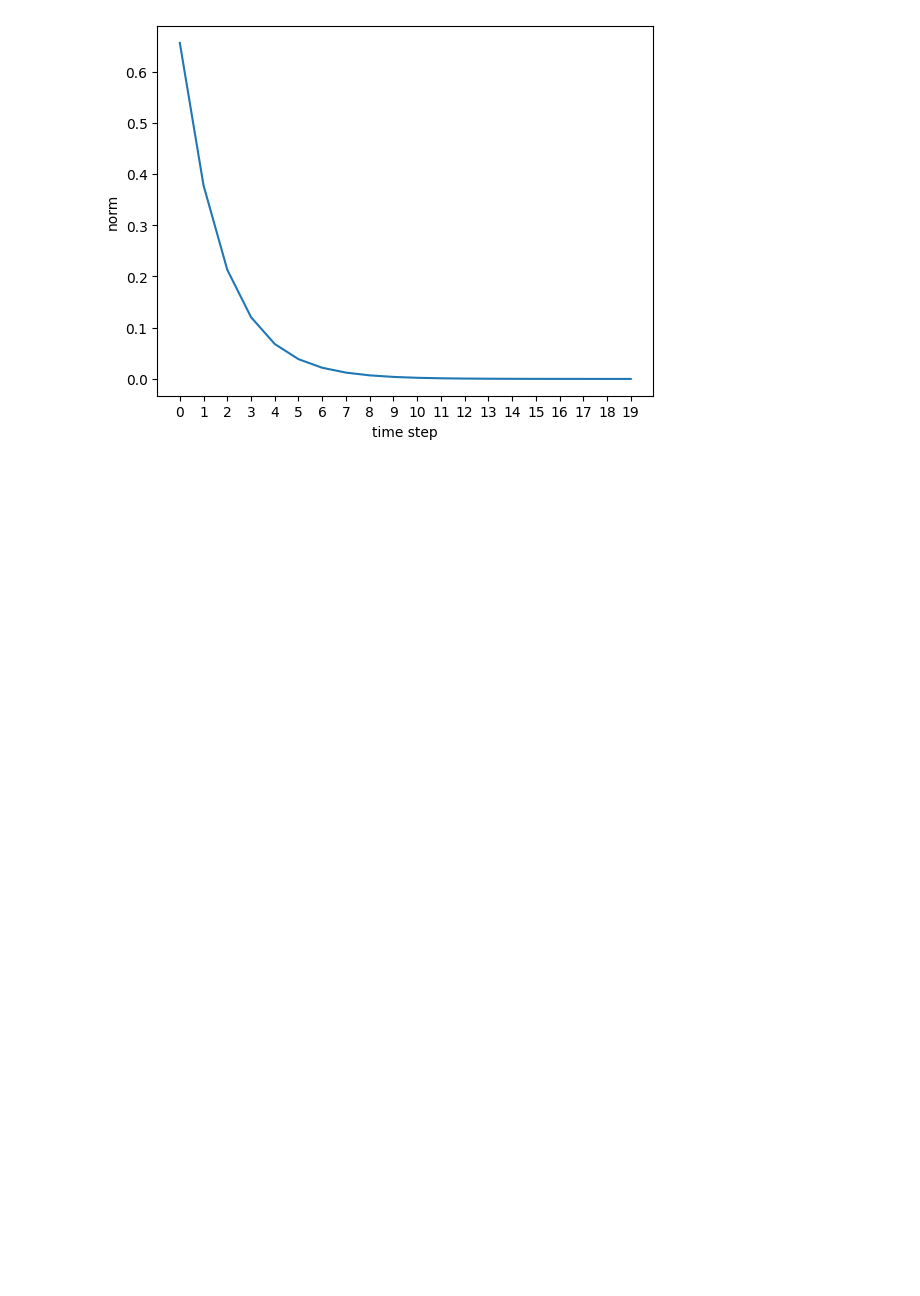
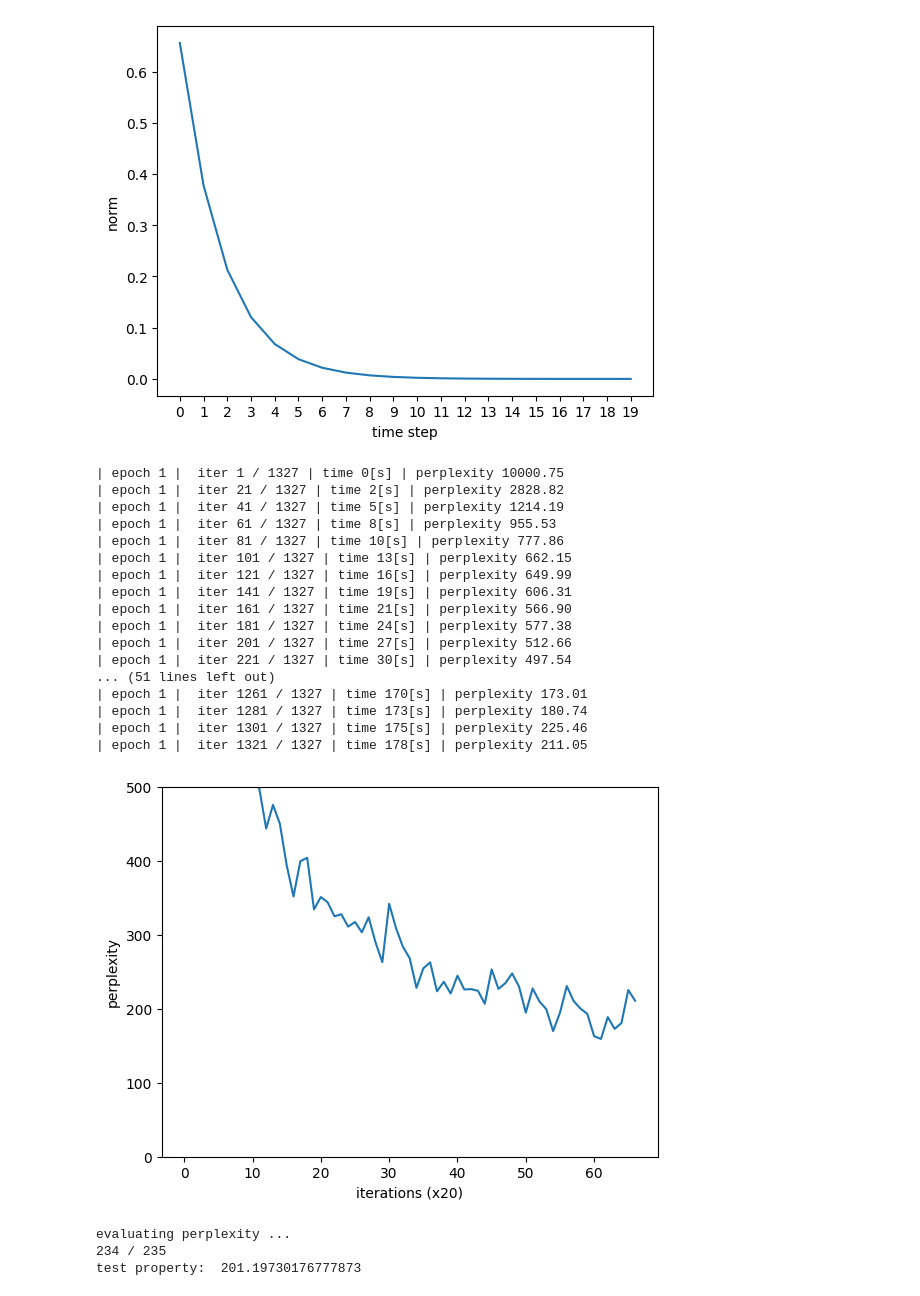
Before and after one commit to k6jf8wfhxh-ux/make-deep-learning-from-scratch-2, a Jupyter notebook: ch06/ch06_practice.ipynb, the cells around one changed output. Drawn from its saved outputs; the diff is of its cells as text; code cells hidden in the pictures; blank space fills up the shorter version.

Commit message:
PTBデータセットの学習

```diff
--- a/ch06/ch06_practice.ipynb
+++ b/ch06/ch06_practice.ipynb
@@ -221,3 +221,67 @@ class Rnnlm:
     def save_params(self, file_name="Rnnlm.pkl"):
         with open(file_name, "rb") as f:
             self.params = pickle.load(f)
+# %%
+# PTBデータセットの学習
+import sys
+sys.path.append("..")
+from common.optimizer import SGD
+from common.trainer import RnnlmTrainer
+from common.util import eval_perplexity
+from dataset import ptb
+from rnnlm import Rnnlm
+
+# ハイパーパラメータの設定
+batch_size = 20
+wordvec_size = 100
+hidden_size = 100
+time_size = 35
+lr = 20.0
+max_epoch = 1
+max_grad = 0.25
+
+# 学習データの読み込み
+corpus, word_to_id, id_to_word = ptb.load_data("train")
+corpus_test, _, _ = ptb.load_data("test")
+vocab_size = len(word_to_id)
+xs = corpus[:-1]
+ts = corpus[1:]
+
+# モデルの生成
+model = Rnnlm(vocab_size, wordvec_size, hidden_size)
+optimizer = SGD(lr)
+trainer = RnnlmTrainer(model, optimizer)
+
+# 勾配クリッピングを適用して学習
+trainer.fit(xs, ts, max_epoch, batch_size, time_size, max_grad, eval_interval=20)
+trainer.plot(ylim=(0, 500))
+
+# テストデータで評価
+model.reset_state()
+ppl_test = eval_perplexity(model, corpus_test)
+print("test property: ", ppl_test)
+
+# パラメータの保存
+model.save_params()
+# %% [output]
+| epoch 1 |  iter 1 / 1327 | time 0[s] | perplexity 10000.75
+| epoch 1 |  iter 21 / 1327 | time 2[s] | perplexity 2828.82
+| epoch 1 |  iter 41 / 1327 | time 5[s] | perplexity 1214.19
+| epoch 1 |  iter 61 / 1327 | time 8[s] | perplexity 955.53
+| epoch 1 |  iter 81 / 1327 | time 10[s] | perplexity 777.86
+| epoch 1 |  iter 101 / 1327 | time 13[s] | perplexity 662.15
+| epoch 1 |  iter 121 / 1327 | time 16[s] | perplexity 649.99
+| epoch 1 |  iter 141 / 1327 | time 19[s] | perplexity 606.31
+| epoch 1 |  iter 161 / 1327 | time 21[s] | perplexity 566.90
+| epoch 1 |  iter 181 / 1327 | time 24[s] | perplexity 577.38
+| epoch 1 |  iter 201 / 1327 | time 27[s] | perplexity 512.66
+| epoch 1 |  iter 221 / 1327 | time 30[s] | perplexity 497.54
+... (51 lines left out)
+| epoch 1 |  iter 1261 / 1327 | time 170[s] | perplexity 173.01
+| epoch 1 |  iter 1281 / 1327 | time 173[s] | perplexity 180.74
+| epoch 1 |  iter 1301 / 1327 | time 175[s] | perplexity 225.46
+| epoch 1 |  iter 1321 / 1327 | time 178[s] | perplexity 211.05
+[figure, added]
+evaluating perplexity ...
+234 / 235
+test property:  201.19730176777873
```
Also changed, not shown: 6 other files.
